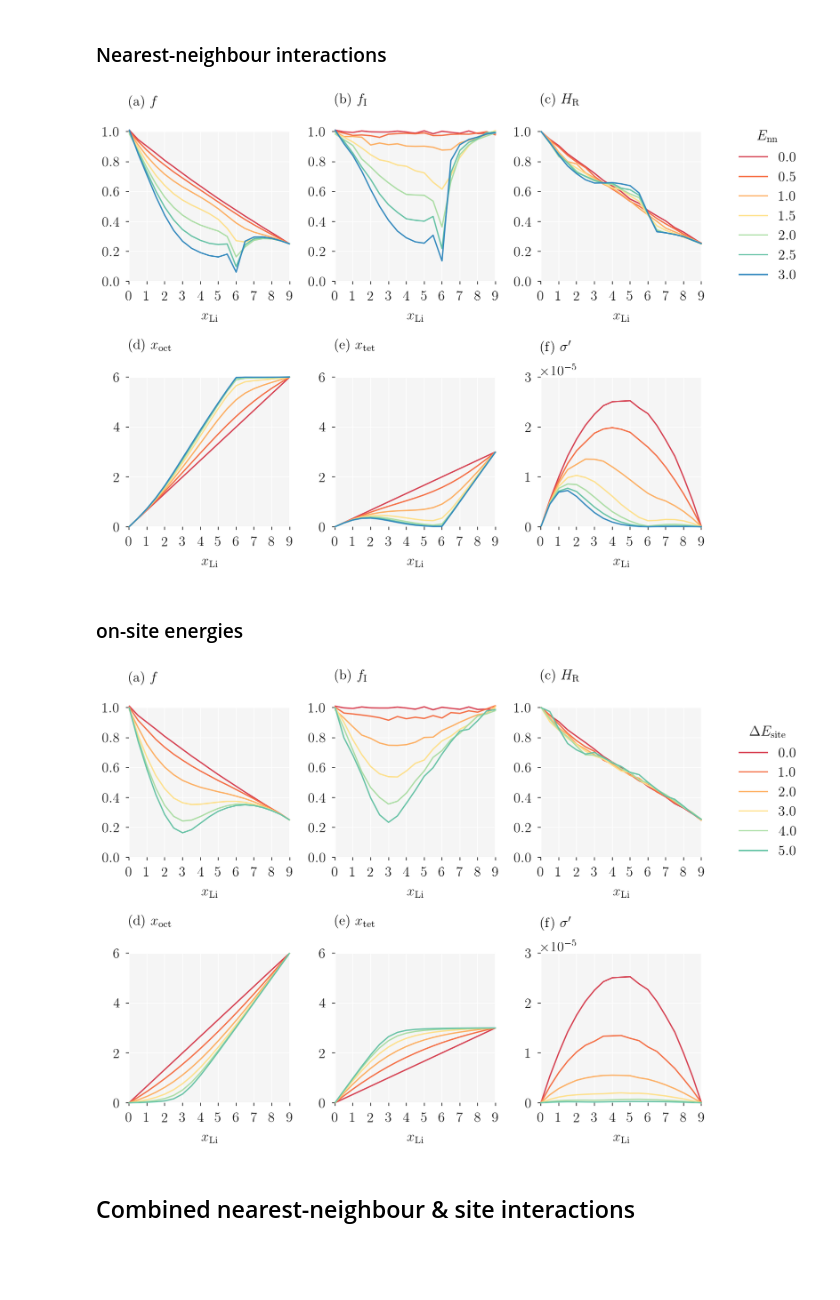
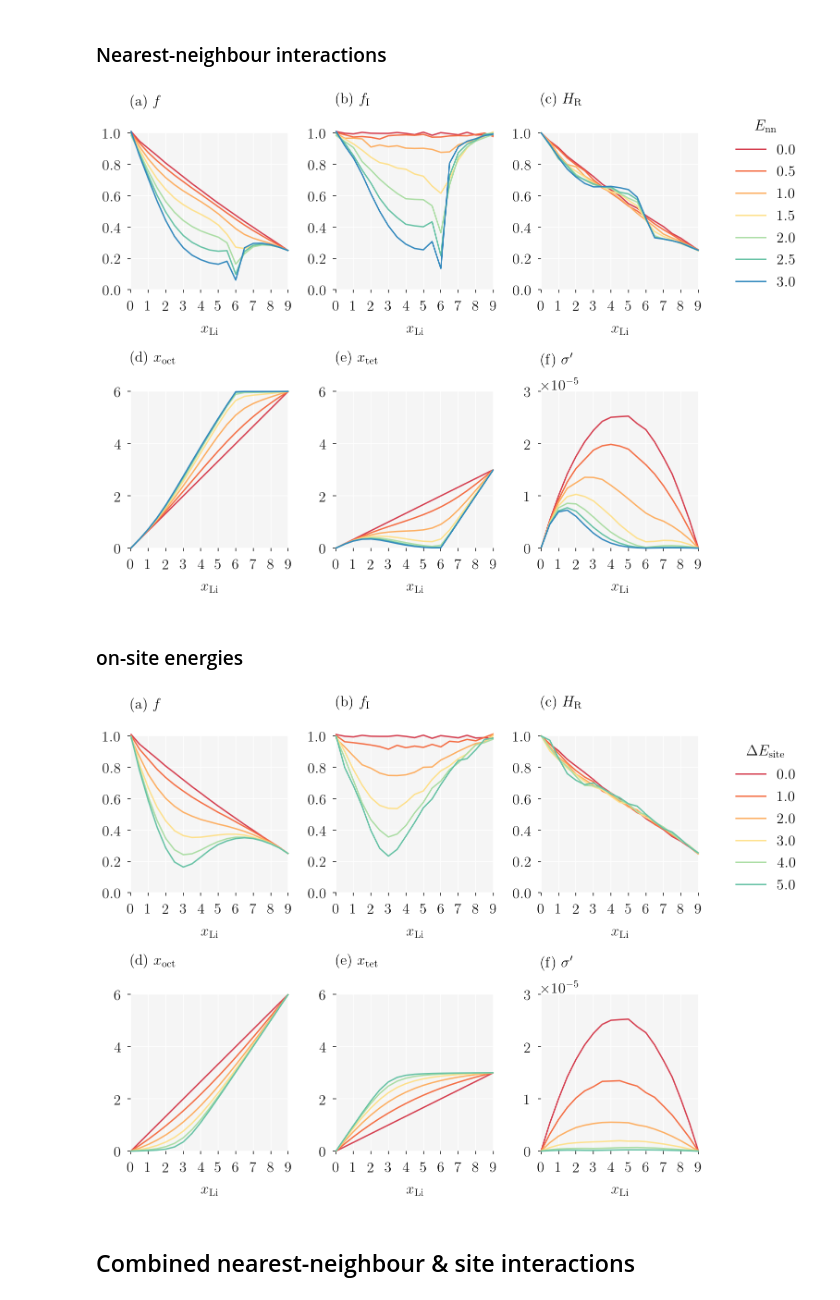
Before and after one commit to bjmorgan/garnet-lgmc-data, a Jupyter notebook: analysis/garnet_LGMC.ipynb, the cells around one changed output. Saved outputs shown, nothing was run; the diff lists cells and outputs as text; code cells hidden in the pictures; blank space fills up the shorter version.

```diff
--- a/analysis/garnet_LGMC.ipynb
+++ b/analysis/garnet_LGMC.ipynb
@@ -112,6 +113,8 @@ Construct a four-panel figure for the non-interacting system data, plotting:
 (c) the tracer diffusion coefficient, $D^*$, and collective &ldquo;jump&rdquo; diffusion coefficient, $D_\mathrm{J}$, and
 (d) the reduced (scaled) ionic conductivity, $\sigma^\prime$.
 # %%
+matplotlib.rcParams.update({'font.size': fontsize})
+
 # select data for non-interacting systems.
 df = data.loc[ ( data.E_nn == 0.0 ) & ( data.E_site == 0.0 ) ]
 
@@ -157,7 +160,7 @@ ax.ticklabel_format(style='sci', axis='x', scilimits=(0,0) )
 plt.tight_layout()
 
 # Save as PDF.
-fig.savefig(filename = '../figures/non-interacting_data.pdf' )
+fig.savefig(fname='../figures/non-interacting_data.pdf')
 # %% [output]
 [figure]
 # %% [markdown]
@@ -175,43 +178,45 @@ stats.linregress( df.n_Li/9, df.f ).rvalue**2
 # %% [markdown]
 ### Nearest-neighbour interactions
 # %%
+matplotlib.rcParams.update({'font.size': fontsize})
 colors = [ '#d53e4f', '#f46d43', '#fdae61', '#fee08b', '#abdda4', '#66c2a5', '#3288bd' ]
 
 def variable_plot( ax, y, y_range, title ):
     ax.tick_params(labelsize=fontsize)
     for s in [ 'top', 'bottom', 'left', 'right' ]:
         ax.spines[s].set_visible(False)
     setup_axes( ax, y_range, title=title )
     for E_nn, c in zip( nn_energies, colors):
         df = data.loc[ (data.E_site == 0.0) & (data.E_nn == E_nn) ]
         my_plot( ax, df.n_Li, df[y], label=r'{}'.format(E_nn), marker='-', color=c )
 
 nn_energies = [ 0.0, 0.5, 1.0, 1.5, 2.0, 2.5, 3.0 ]
 
 # set up the subplots
-fig, axs = plt.subplots(2,3, figsize=(10, 8))
+fig, axs = plt.subplots(2,3, figsize=(11, 8))
 
 # single-particle correlation
 variable_plot( axs[0,0], 'f', [0,1],  title=r'(a) $f$' )
 variable_plot( axs[0,1], 'f_I', [0,1],  title=r'(b) $f_\mathrm{I}$' )
 variable_plot( axs[0,2], 'H_R', [0,1],  title=r'(c) $H_\mathrm{R}$' )
 variable_plot( axs[1,0], 'n_oct', [0,6],  title=r'(d) $x_\mathrm{oct}$' )
 variable_plot( axs[1,1], 'n_tet', [0,6],  title=r'(e) $x_\mathrm{tet}$' )
 variable_plot( axs[1,2], 'sigma_eff', [0,3e-5], title=r'(f) $\sigma^\prime$' )
 
 # place legend next to the top right subplot
 l = axs[0,2].legend(bbox_to_anchor=(1.2, -0.04), loc='lower left', borderaxespad=0.,
                     title=r'$E_\mathrm{nn}$', edgecolor='#FFFFFF', facecolor='#FFFFFF')
 
 fig.tight_layout()
 
 # Save as PDF.
-fig.savefig(filename = '../figures/nearest_neighbour_data.pdf' )
+fig.savefig(fname='../figures/nearest_neighbour_data.pdf')
 # %% [output]
-[figure, old version]
+[figure, new version]
 # %% [markdown]
 ### on-site energies
 # %%
+matplotlib.rcParams.update({'font.size': fontsize})
 site_energies = [ 0.0, 1.0, 2.0, 3.0, 4.0, 5.0 ]
 
 colors = [ '#d53e4f', '#f46d43', '#fdae61', '#fee08b', '#abdda4', '#66c2a5', '#3288bd' ]
@@ -226,7 +231,7 @@ def variable_plot( ax, y, y_range, title ):
         my_plot( ax, df.n_Li, df[y], label=r'{}'.format(E_site), marker='-', color=c )
 
 # set up the subplots
-fig, axs = plt.subplots(2,3, figsize=(10, 8))
+fig, axs = plt.subplots(2,3, figsize=(11, 8))
 
 # single-particle correlation
 variable_plot( axs[0,0], 'f', [0,1],  title=r'(a) $f$' )
@@ -243,9 +248,9 @@ l = axs[0,2].legend(bbox_to_anchor=(1.2, -0.04), loc='lower left', borderaxespad
 fig.tight_layout()
 
 # Save as PDF.
-fig.savefig(filename = '../figures/site_energies_data.pdf' )
+fig.savefig(fname='../figures/site_energies_data.pdf')
 # %% [output]
-[figure, old version]
+[figure, new version]
 # %% [markdown]
 ## Combined nearest-neighbour & site interactions
 # %% [markdown]
```
Also changed, not shown: parts of 14 cells of this notebook, 11 other files.
